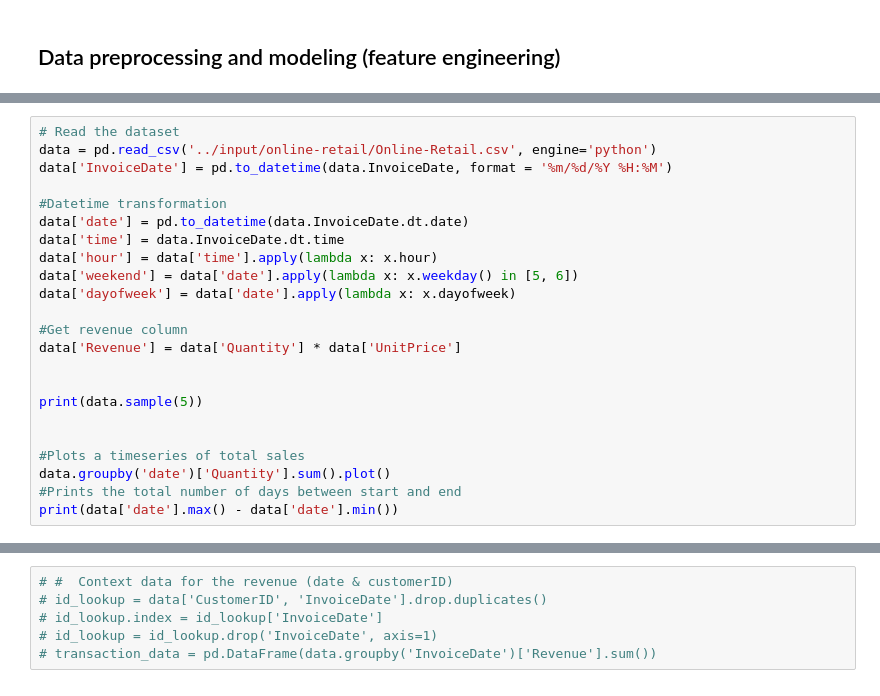
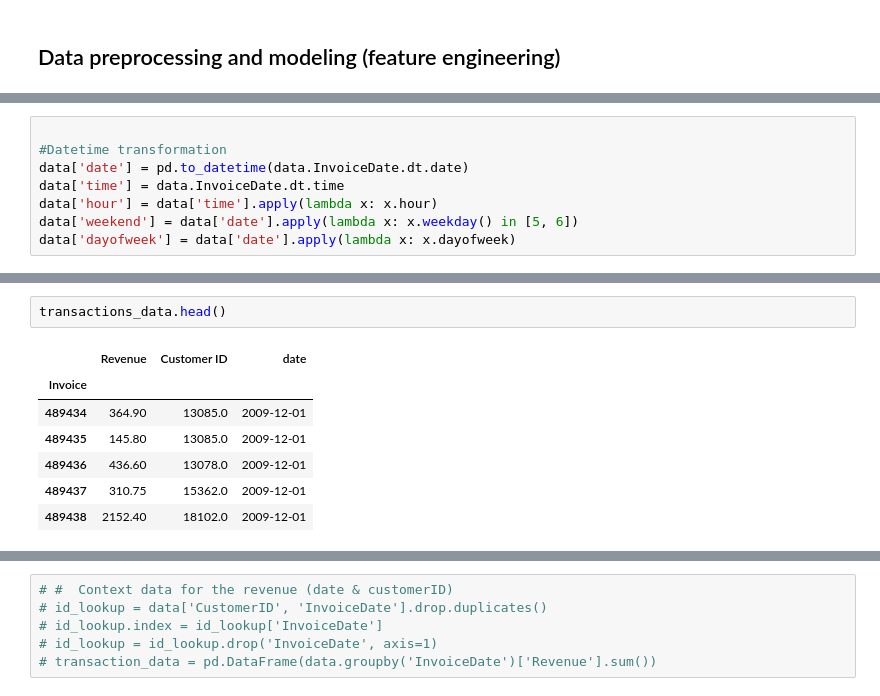
Before and after one commit to hcgalvan/UNSAM-Machine-Learning-on-Economics, a Jupyter notebook: clv-with-dnn-and-regression.ipynb, the cells around one changed output, grey strips where cells are left out. Cells and saved outputs as stored; diff of their text form.

```diff
--- a/clv-with-dnn-and-regression.ipynb
+++ b/clv-with-dnn-and-regression.ipynb
@@ -50,7 +59,4 @@ for dirname, _, filenames in os.walk('/kaggle/input'):
 # %%
-# Read the dataset
-data = pd.read_csv('../input/online-retail/Online-Retail.csv', engine='python')
-data['InvoiceDate'] = pd.to_datetime(data.InvoiceDate, format = '%m/%d/%Y %H:%M')
 
 #Datetime transformation
 data['date'] = pd.to_datetime(data.InvoiceDate.dt.date)
@@ -58,15 +64,3 @@ data['time'] = data.InvoiceDate.dt.time
 data['hour'] = data['time'].apply(lambda x: x.hour)
 data['weekend'] = data['date'].apply(lambda x: x.weekday() in [5, 6])
 data['dayofweek'] = data['date'].apply(lambda x: x.dayofweek)
-
-#Get revenue column
-data['Revenue'] = data['Quantity'] * data['UnitPrice']
-
-
-print(data.sample(5))
-
-
-#Plots a timeseries of total sales
-data.groupby('date')['Quantity'].sum().plot()
-#Prints the total number of days between start and end
-print(data['date'].max() - data['date'].min())
@@ -105,0 +135,10 @@ Number of entries: 541909
+# %%
+transactions_data.head()
+# %% [output]
+|  | Revenue | Customer ID | date |
+| Invoice |  |  |  |
+| 489434 | 364.90 | 13085.0 | 2009-12-01 |
+| 489435 | 145.80 | 13085.0 | 2009-12-01 |
+| 489436 | 436.60 | 13078.0 | 2009-12-01 |
+| 489437 | 310.75 | 15362.0 | 2009-12-01 |
+| 489438 | 2152.40 | 18102.0 | 2009-12-01 |
```
Also changed, not shown: parts of 71 cells of this notebook, 1 other file.
